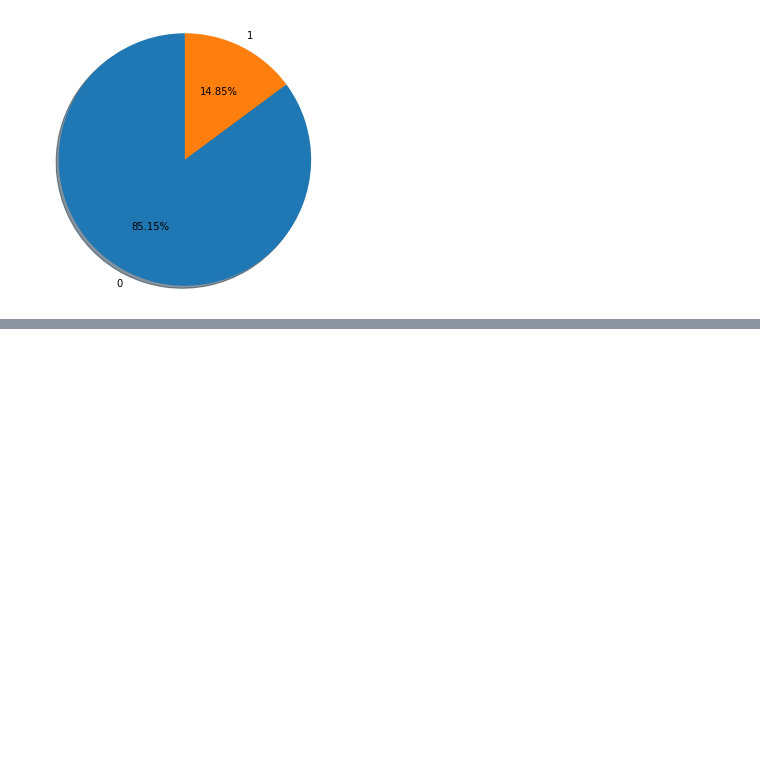
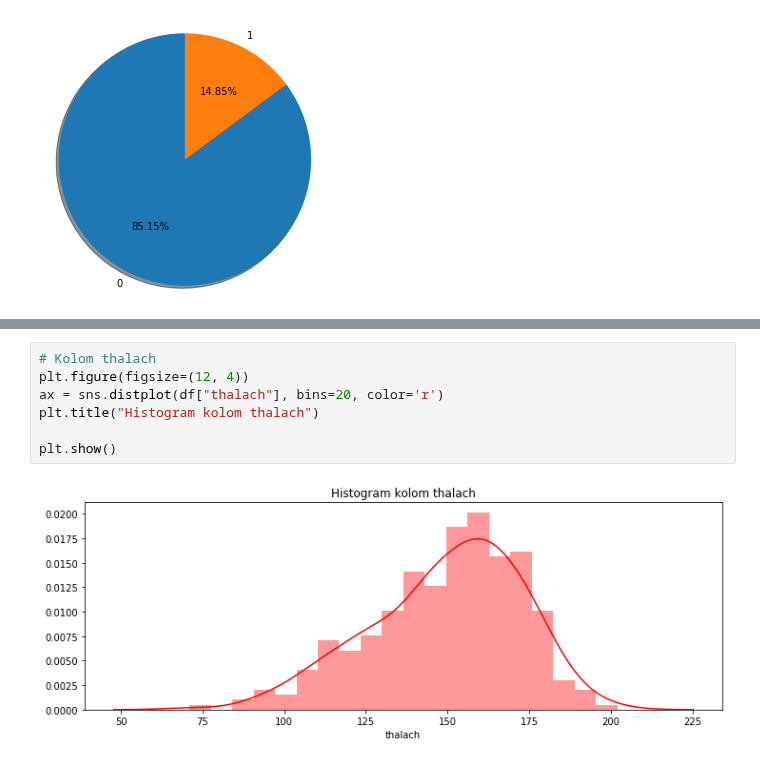
Before and after one commit to rshby/Supervised_Learning, a Jupyter notebook: Heart Disease UCI/Heart Disease - Logistic Regression.ipynb, the cells around one changed output, grey strips where cells are left out. Cells and saved outputs as stored; diff of their text form; blank space fills up the shorter version.

```diff
--- a/Heart Disease UCI/Heart Disease - Logistic Regression.ipynb
+++ b/Heart Disease UCI/Heart Disease - Logistic Regression.ipynb
@@ -140,0 +141,9 @@ Name: restecg, dtype: int64
+# %%
+# Kolom thalach
+plt.figure(figsize=(12, 4))
+ax = sns.distplot(df["thalach"], bins=20, color='r')
+plt.title("Histogram kolom thalach")
+
+plt.show()
+# %% [output]
+[figure, added]
```
Also changed, not shown: parts of 3 cells of this notebook.
